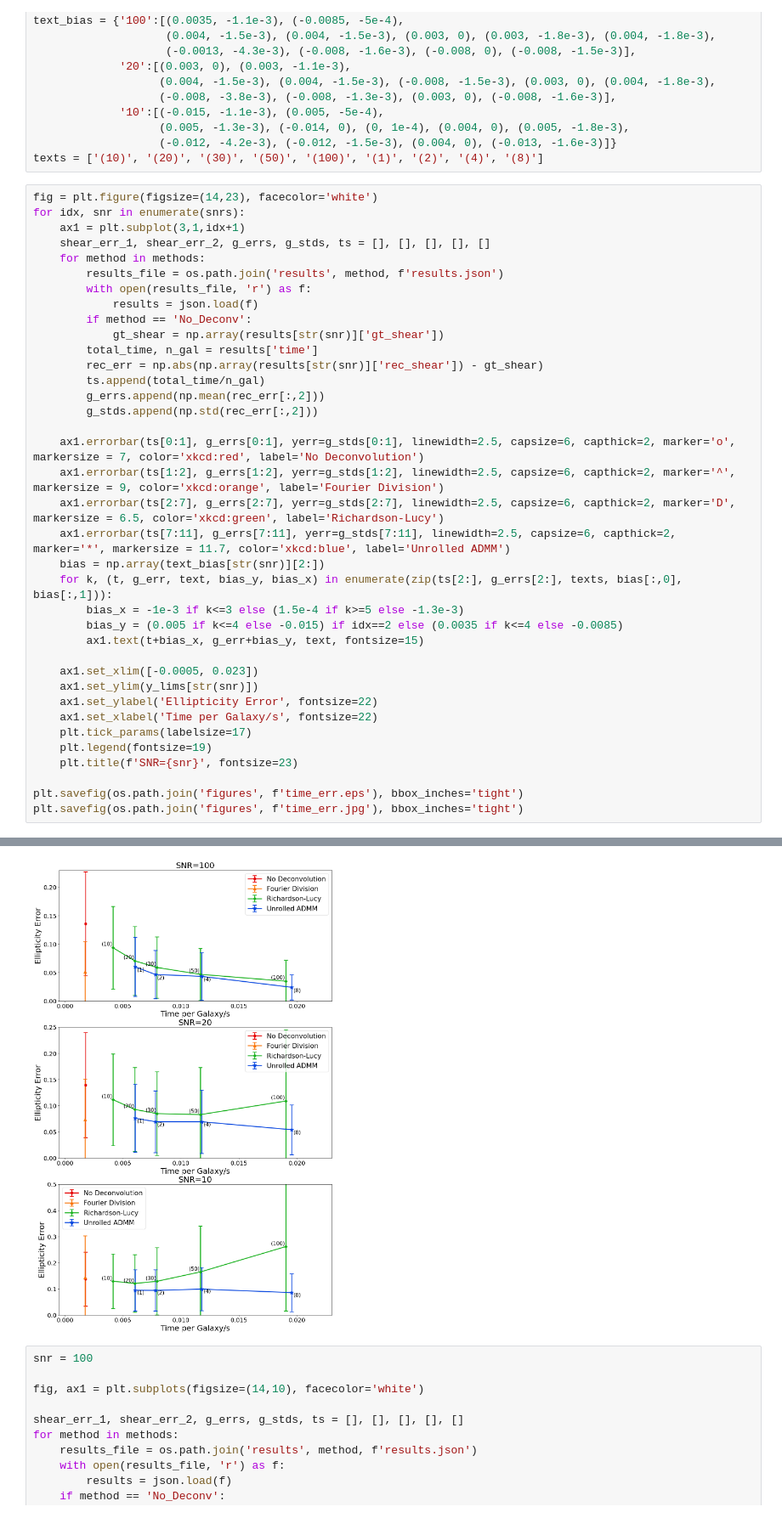
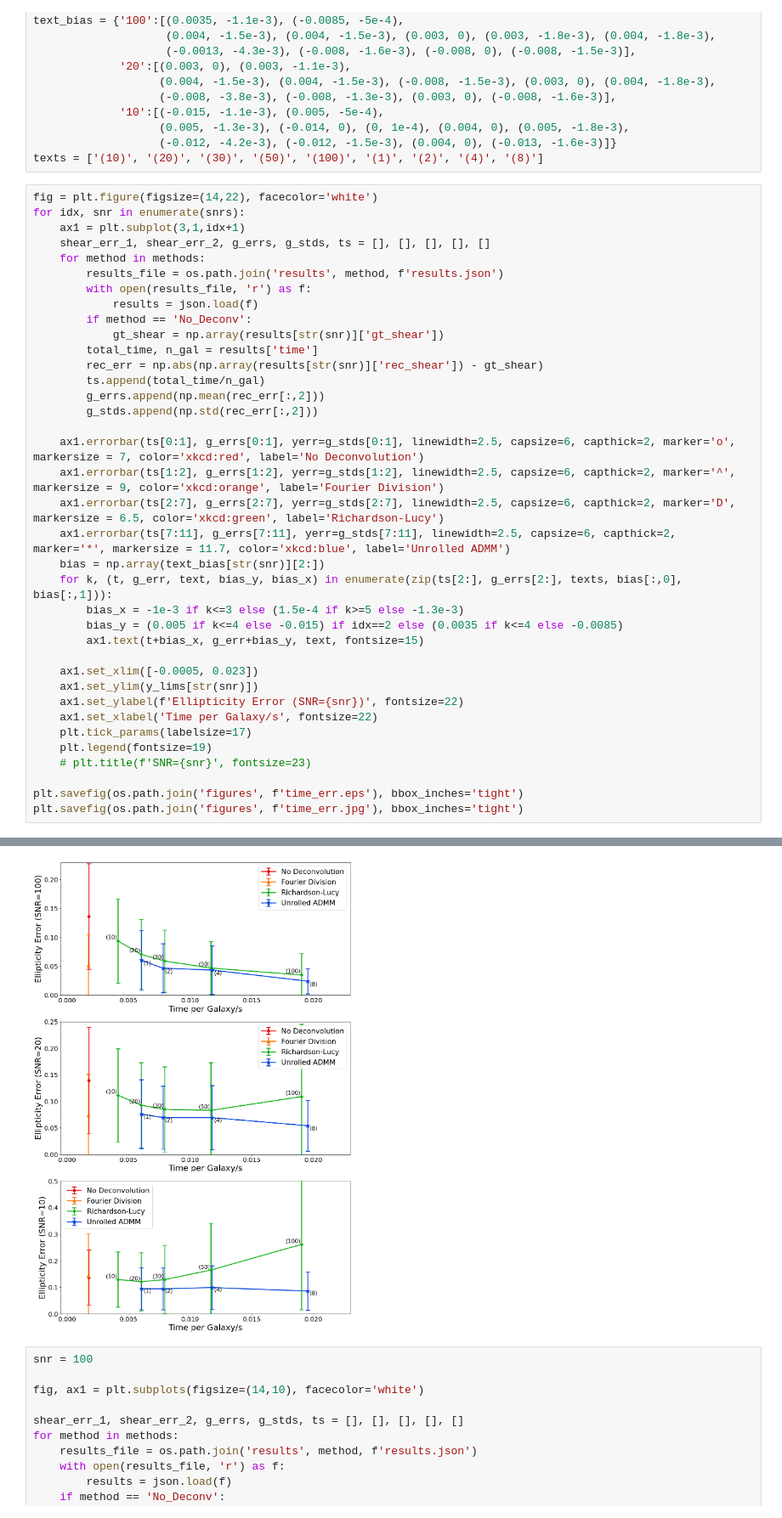
Before and after one commit to Lukeli0425/Galaxy-Deconv, a Jupyter notebook: error_time.ipynb, the cells around one changed output, grey strips where cells are left out. Shown at 85% size. Saved outputs shown, nothing was run; the diff lists cells and outputs as text.

Commit message:
update figures

```diff
--- a/error_time.ipynb
+++ b/error_time.ipynb
@@ -24,7 +24,7 @@ text_bias = {'100':[(0.0035, -1.1e-3), (-0.0085, -5e-4),
                    (-0.012, -4.2e-3), (-0.012, -1.5e-3), (0.004, 0), (-0.013, -1.6e-3)]}
 texts = ['(10)', '(20)', '(30)', '(50)', '(100)', '(1)', '(2)', '(4)', '(8)']
 # %%
-fig = plt.figure(figsize=(14,23), facecolor='white')
+fig = plt.figure(figsize=(14,22), facecolor='white')
 for idx, snr in enumerate(snrs):
     ax1 = plt.subplot(3,1,idx+1)
     shear_err_1, shear_err_2, g_errs, g_stds, ts = [], [], [], [], []
@@ -33,36 +33,36 @@ for idx, snr in enumerate(snrs):
         with open(results_file, 'r') as f:
             results = json.load(f)
         if method == 'No_Deconv':
             gt_shear = np.array(results[str(snr)]['gt_shear'])
         total_time, n_gal = results['time']
         rec_err = np.abs(np.array(results[str(snr)]['rec_shear']) - gt_shear)
         ts.append(total_time/n_gal)
         g_errs.append(np.mean(rec_err[:,2]))
         g_stds.append(np.std(rec_err[:,2]))
 
     ax1.errorbar(ts[0:1], g_errs[0:1], yerr=g_stds[0:1], linewidth=2.5, capsize=6, capthick=2, marker='o', markersize = 7, color='xkcd:red', label='No Deconvolution')
     ax1.errorbar(ts[1:2], g_errs[1:2], yerr=g_stds[1:2], linewidth=2.5, capsize=6, capthick=2, marker='^', markersize = 9, color='xkcd:orange', label='Fourier Division')
     ax1.errorbar(ts[2:7], g_errs[2:7], yerr=g_stds[2:7], linewidth=2.5, capsize=6, capthick=2, marker='D', markersize = 6.5, color='xkcd:green', label='Richardson-Lucy')
     ax1.errorbar(ts[7:11], g_errs[7:11], yerr=g_stds[7:11], linewidth=2.5, capsize=6, capthick=2, marker='*', markersize = 11.7, color='xkcd:blue', label='Unrolled ADMM')
     bias = np.array(text_bias[str(snr)][2:])
     for k, (t, g_err, text, bias_y, bias_x) in enumerate(zip(ts[2:], g_errs[2:], texts, bias[:,0], bias[:,1])):
         bias_x = -1e-3 if k<=3 else (1.5e-4 if k>=5 else -1.3e-3)
         bias_y = (0.005 if k<=4 else -0.015) if idx==2 else (0.0035 if k<=4 else -0.0085)
         ax1.text(t+bias_x, g_err+bias_y, text, fontsize=15)
 
     ax1.set_xlim([-0.0005, 0.023])
     ax1.set_ylim(y_lims[str(snr)])
-    ax1.set_ylabel('Ellipticity Error', fontsize=22)
+    ax1.set_ylabel(f'Ellipticity Error (SNR={snr})', fontsize=22)
     ax1.set_xlabel('Time per Galaxy/s', fontsize=22)
     plt.tick_params(labelsize=17)
     plt.legend(fontsize=19)
-    plt.title(f'SNR={snr}', fontsize=23)
+    # plt.title(f'SNR={snr}', fontsize=23)
 
 plt.savefig(os.path.join('figures', f'time_err.eps'), bbox_inches='tight')
 plt.savefig(os.path.join('figures', f'time_err.jpg'), bbox_inches='tight')
 # %% [output]
 The PostScript backend does not support transparency; partially transparent artists will be rendered opaque.
-[figure, old version]
+[figure, new version]
 # %%
 snr = 100
 
```
Also changed, not shown: 7 other files.
